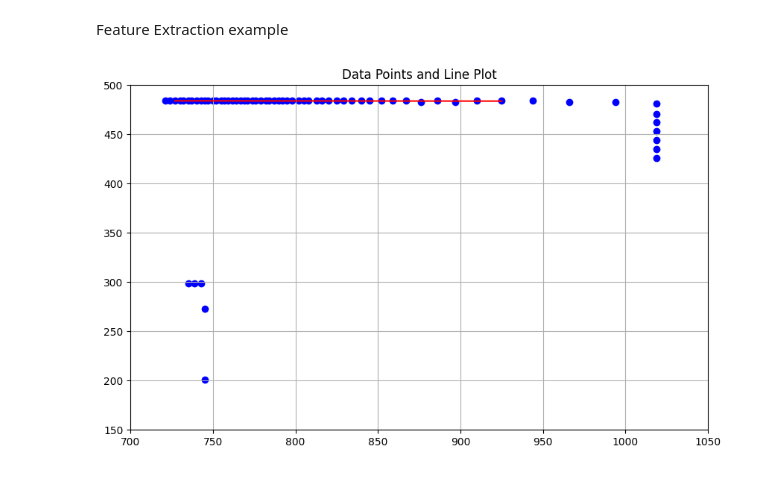
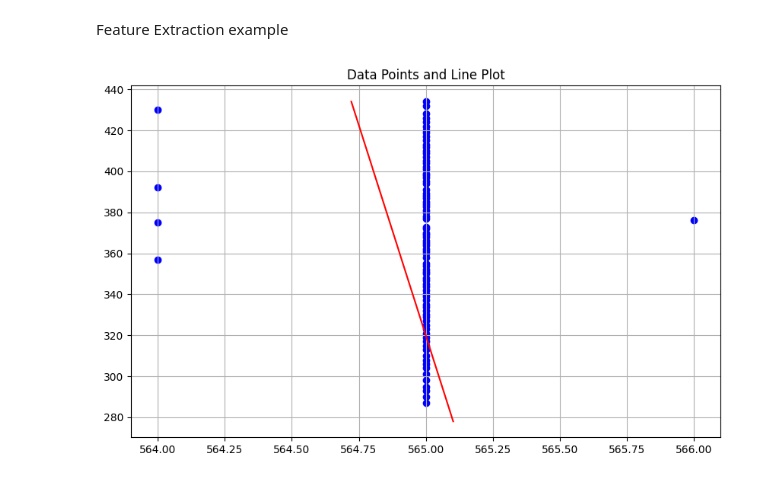
Before and after one commit to CharlieAnthony/Dissertation, a Jupyter notebook: src/figure creation.ipynb, the cells around one changed output. Cells and saved outputs as stored; diff of their text form; code cells hidden in the pictures.

```diff
--- a/src/figure creation.ipynb
+++ b/src/figure creation.ipynb
@@ -6,36 +6,43 @@ import matplotlib.pyplot as plt
 # Your data
 # printed_data = [(1024, 191), (1019, 190), (1019, 184), (1019, 179), (1019, 172), (1019, 165), (1019, 158), (1018, 151), (1019, 143), (1019, 133), (1019, 125), (1019, 113), (1018, 101), (1019, 88), (1019, 73), (1018, 56), (1019, 36), (1018, 13), (1015, -1), (1004, -1), (994, -1), (984, -1), (974, -1), (964, -1), (954, -1), (945, -1), (936, -1), (927, -1), (917, -2), (908, -1), (899, -1), (889, -1), (880, -1), (870, -1), (861, -1), (851, -1), (842, -1), (831, -1), (821, -2), (810, -1), (800, -2), (788, 0), (745, 24), (744, 42), (744, 57), (744, 71), (744, 83), (744, 96), (744, 108), (745, 118), (744, 128), (744, 138), (744, 146), (744, 156), (744, 164), (744, 171), (744, 179), (744, 186), (744, 194), (743, 200), (744, 207), (745, 214), (744, 220), (745, 227), (744, 233), (744, 239), (744, 245), (744, 251), (744, 257), (744, 263), (744, 269), (744, 275), (744, 281), (744, 288), (744, 294), (719, 484), (732, 484), (744, 484), (757, 484), (769, 484), (780, 484), (790, 484), (800, 484), (810, 484), (819, 484), (828, 484), (837, 484), (846, 484), (854, 484), (862, 484), (871, 484), (879, 484), (887, 484), (894, 484), (902, 484), (910, 484), (917, 484), (925, 484), (933, 484), (941, 484), (949, 484), (957, 484), (964, 484), (973, 484), (981, 484), (989, 484), (998, 484), (1007, 484), (1016, 484), (1018, 471), (1019, 454), (1018, 439), (1019, 425), (1023, 420)]
 # line = [0.0019827058392750375, -2.9300420478537306, [(1003.9998798591757, -0.9394056234159507), (799.998699106957, -1.3438799557625316)]]
 
 
 # good one
 # printed_data = [(745, 201), (745, 273), (743, 299), (739, 299), (735, 299), (721, 484), (724, 484), (727, 484), (730, 484), (732, 484), (735, 484), (737, 484), (740, 484), (743, 484), (745, 484), (747, 484), (750, 484), (752, 484), (755, 484), (757, 484), (759, 484), (762, 484), (764, 484), (767, 484), (769, 484), (771, 484), (774, 484), (776, 484), (779, 484), (782, 484), (784, 484), (787, 484), (790, 484), (792, 484), (795, 484), (798, 484), (802, 484), (805, 484), (808, 484), (813, 484), (816, 484), (820, 484), (825, 484), (829, 484), (834, 484), (840, 484), (845, 484), (852, 484), (859, 484), (867, 484), (876, 483), (886, 484), (897, 483), (910, 484), (925, 484), (944, 484), (966, 483), (994, 483), (1019, 481), (1019, 471), (1019, 462), (1019, 453), (1019, 444), (1019, 435), (1019, 426)]
 # line =[-0.001449923513756116, 485.1111922946757, [(727.000082787414, 484.057097780169), (924.9996665372063, 483.77001352782827)]]
 
 # 2 line example
-printed_data = [(731, 493), (719, 485), (499, 266), (490, 266), (481, 266), (472, 266), (463, 266), (453, 266), (444, 266), (435, 266), (427, 266), (417, 266), (408, 266), (400, 266), (390, 266), (380, 266), (371, 266), (360, 266), (350, 266), (340, 266), (330, 266), (319, 267), (307, 266), (296, 266), (314, 486), (314, 491), (314, 496), (313, 500), (314, 505), (314, 510), (314, 514), (313, 519), (313, 523), (313, 528), (314, 533), (314, 537), (314, 542), (313, 547), (314, 551), (314, 556), (314, 561), (314, 566), (314, 571), (314, 576), (314, 582), (314, 587), (314, 593), (314, 599), (314, 605), (315, 611), (314, 618), (314, 625), (314, 633), (315, 641), (314, 649), (314, 659), (314, 668), (314, 679), (314, 691), (314, 703), (314, 717), (321, 720), (331, 720), (340, 719), (349, 721), (357, 720), (365, 720), (373, 720), (380, 720), (388, 719), (396, 721), (403, 720), (409, 720), (417, 719), (424, 720), (431, 720), (437, 720), (444, 719), (451, 720), (458, 720), (465, 720), (472, 720), (479, 721), (486, 720), (493, 721), (501, 719), (509, 720), (516, 720), (524, 720), (531, 720), (541, 720), (549, 719), (558, 720), (568, 720), (577, 720), (587, 720), (598, 720), (609, 719), (621, 720), (634, 720), (648, 720), (662, 720)]
+"""printed_data = [(731, 493), (719, 485), (499, 266), (490, 266), (481, 266), (472, 266), (463, 266), (453, 266), (444, 266), (435, 266), (427, 266), (417, 266), (408, 266), (400, 266), (390, 266), (380, 266), (371, 266), (360, 266), (350, 266), (340, 266), (330, 266), (319, 267), (307, 266), (296, 266), (314, 486), (314, 491), (314, 496), (313, 500), (314, 505), (314, 510), (314, 514), (313, 519), (313, 523), (313, 528), (314, 533), (314, 537), (314, 542), (313, 547), (314, 551), (314, 556), (314, 561), (314, 566), (314, 571), (314, 576), (314, 582), (314, 587), (314, 593), (314, 599), (314, 605), (315, 611), (314, 618), (314, 625), (314, 633), (315, 641), (314, 649), (314, 659), (314, 668), (314, 679), (314, 691), (314, 703), (314, 717), (321, 720), (331, 720), (340, 719), (349, 721), (357, 720), (365, 720), (373, 720), (380, 720), (388, 719), (396, 721), (403, 720), (409, 720), (417, 719), (424, 720), (431, 720), (437, 720), (444, 719), (451, 720), (458, 720), (465, 720), (472, 720), (479, 721), (486, 720), (493, 721), (501, 719), (509, 720), (516, 720), (524, 720), (531, 720), (541, 720), (549, 719), (558, 720), (568, 720), (577, 720), (587, 720), (598, 720), (609, 719), (621, 720), (634, 720), (648, 720), (662, 720)]
 line =[213.7947019628042, -66533.84862804823, [(313.5009911226214, 491.0023340563297), (314.55805686663837, 716.9973897535275)]]
-line =[-0.0004189146026709582, 720.1195778481662, [(330.9999920059021, 719.9809171180241), (633.9999388326098, 719.8539860157762)]]
+line =[-0.0004189146026709582, 720.1195778481662, [(330.9999920059021, 719.9809171180241), (633.9999388326098, 719.8539860157762)]]"""
+
+# line 3 example
+printed_data = [(564, 375), (565, 373), (565, 372), (565, 370), (565, 369), (565, 368), (565, 366), (565, 365), (565, 364), (565, 362), (565, 361), (565, 360), (565, 358), (564, 357), (565, 355), (565, 354), (565, 352), (565, 351), (565, 350), (565, 348), (565, 347), (565, 345), (565, 344), (565, 342), (565, 340), (565, 339), (565, 337), (565, 335), (565, 334), (565, 332), (565, 330), (565, 329), (565, 327), (565, 325), (565, 323), (565, 321), (565, 319), (565, 317), (565, 315), (565, 313), (565, 310), (565, 308), (565, 306), (565, 304), (565, 301), (565, 298), (565, 295), (565, 293), (565, 290), (565, 287), (565, 434), (565, 432), (564, 430), (565, 428), (565, 426), (565, 424), (565, 422), (565, 420), (565, 419), (565, 417), (565, 415), (565, 413), (565, 412), (565, 410), (565, 409), (565, 407), (565, 405), (565, 404), (565, 402), (565, 401), (565, 399), (565, 398), (565, 397), (565, 395), (565, 394), (564, 392), (565, 391), (565, 389), (565, 388), (565, 387), (565, 385), (565, 384), (565, 383), (565, 381), (565, 380), (565, 378), (565, 377), (566, 376)]
+line =[-147.2595198310049, 83594.68919139315, [(564.7220035392482, 433.9981122004128), (565.1022670210027, 278.0006944679782)]]
+
+
 # Extracting line data
 m, c, endpoints = line
 x1, y1 = endpoints[0]
 x2, y2 = endpoints[1]
 
 # Preparing the plot
 plt.figure(figsize=(10, 6))
 
 # Plotting the data points
 x_coords, y_coords = zip(*printed_data)
 plt.scatter(x_coords, y_coords, color='blue', label='Data Points')
 
 # Plotting the line
-line_x = [x1, x2]
-line_y = [m*x + c for x in line_x]
-plt.plot(line_x, line_y, color='red', label='Line')
+# line_x = [x1, x2]
+# line_y = [m*x + c for x in line_x]
+# plt.plot(line_x, line_y, color='red', label='Line')
+plt.plot([x1, x2], [y1, y2], color='red', label='Line')
 
 # Setting up the plot
 plt.title('Data Points and Line Plot')
 plt.grid(True)
 plt.show()
 # %% [output]
-[figure, old version]
+[figure, new version]
```
Also changed, not shown: 4 other files.
